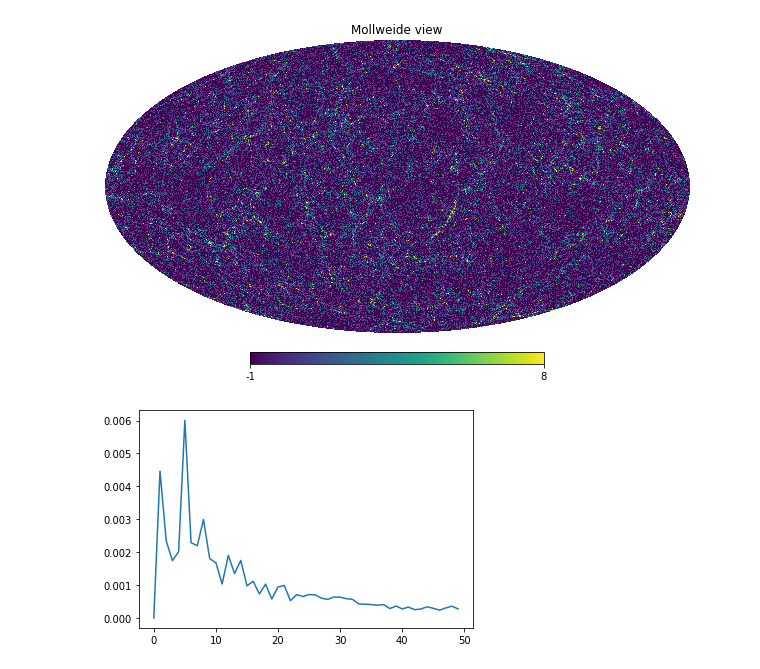
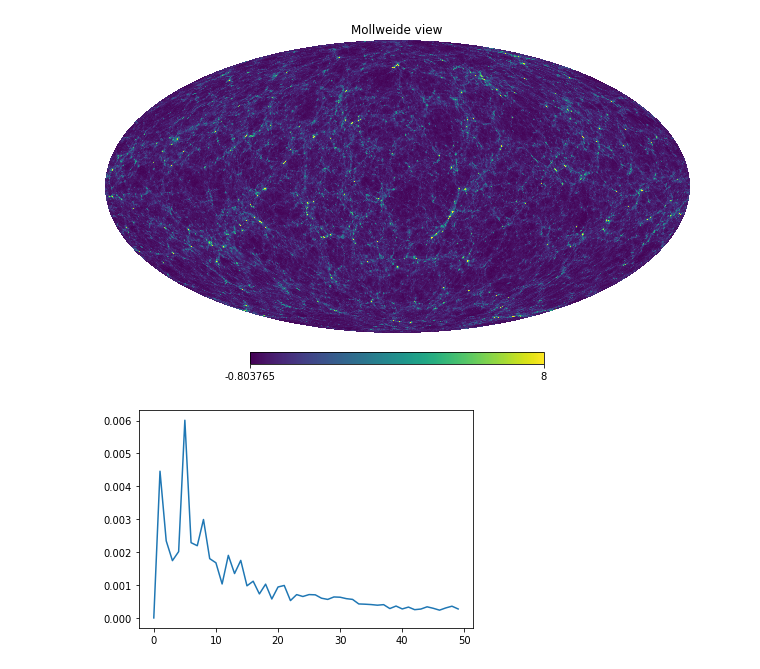
Before and after one commit to wurdahl/kSZfromPC, a Jupyter notebook: Opening-FITS.ipynb, the cells around one changed output. Drawn from its saved outputs; the diff is of its cells as text; code cells hidden in the pictures.

```diff
--- a/Opening-FITS.ipynb
+++ b/Opening-FITS.ipynb
@@ -6,10 +6,10 @@ import matplotlib.pyplot as plt
 import numpy as np
 import healpy as hp
 # %%
-overdensity = hp.read_map("MAPS/overdensity_NS_2048_R_256_P_768.fits")
+overdensity = hp.read_map("MAPS/overdensity_NS_128_R_256_P_768_DV_32.fits")
 hp.mollview(overdensity,xsize=6400, max=8)
 # %% [output]
-[figure, old version]
+[figure, new version]
 # %%
 plt.plot(hp.sphtfunc.anafast(overdensity)[0:50]);
 # %% [output]
```
Also changed, not shown: parts of 2 cells of this notebook, 4 other files.
